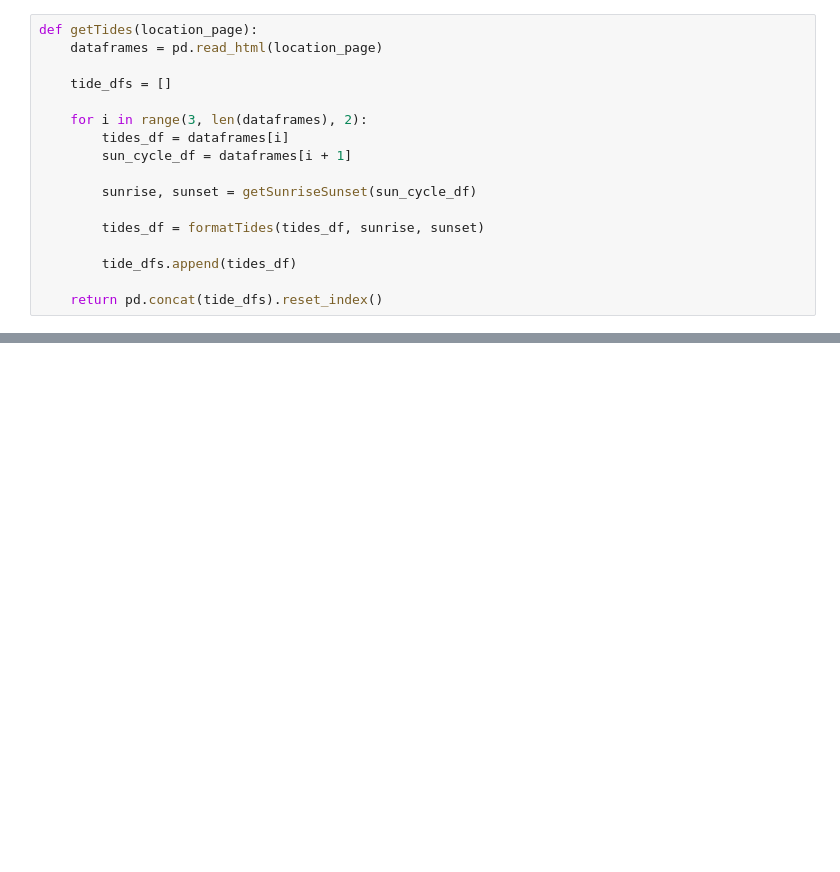
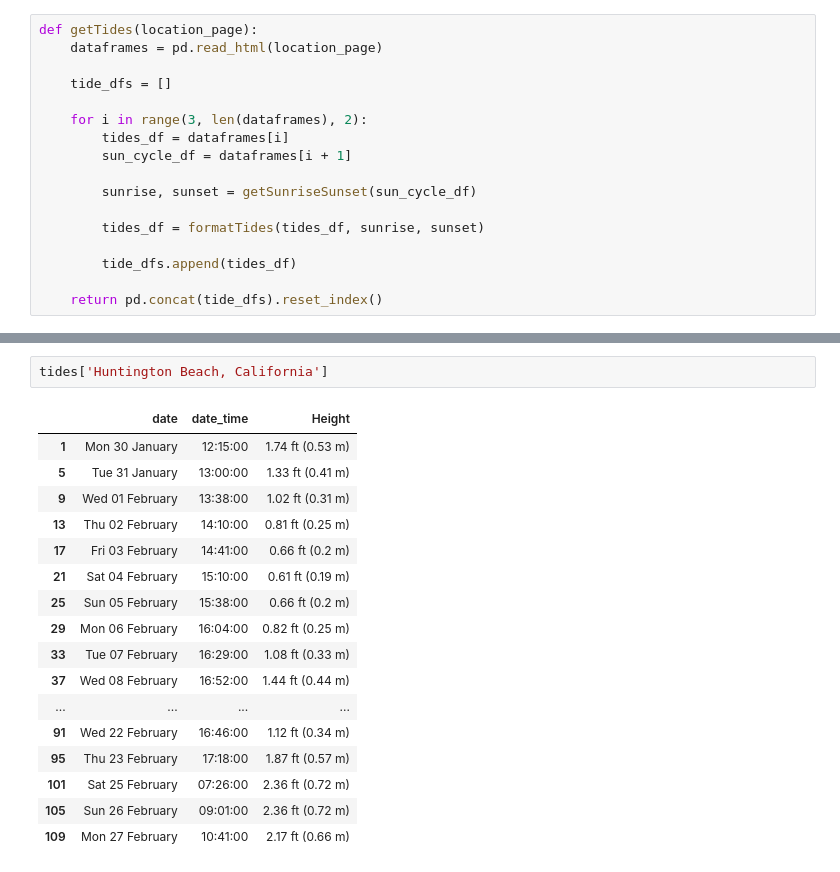
Before and after one commit to abrieff/gridium_interview, a Jupyter notebook: web_scraper_test.ipynb, the cells around one changed output, grey strips where cells are left out. Cells and saved outputs as stored; diff of their text form; blank space fills up the shorter version.

```diff
--- a/web_scraper_test.ipynb
+++ b/web_scraper_test.ipynb
@@ -139,0 +168,20 @@ tides
+# %%
+tides['Huntington Beach, California']
+# %% [output]
+|  | date | date_time | Height |
+| 1 | Mon 30 January | 12:15:00 | 1.74 ft (0.53 m) |
+| 5 | Tue 31 January | 13:00:00 | 1.33 ft (0.41 m) |
+| 9 | Wed 01 February | 13:38:00 | 1.02 ft (0.31 m) |
+| 13 | Thu 02 February | 14:10:00 | 0.81 ft (0.25 m) |
+| 17 | Fri 03 February | 14:41:00 | 0.66 ft (0.2 m) |
+| 21 | Sat 04 February | 15:10:00 | 0.61 ft (0.19 m) |
+| 25 | Sun 05 February | 15:38:00 | 0.66 ft (0.2 m) |
+| 29 | Mon 06 February | 16:04:00 | 0.82 ft (0.25 m) |
+| 33 | Tue 07 February | 16:29:00 | 1.08 ft (0.33 m) |
+| 37 | Wed 08 February | 16:52:00 | 1.44 ft (0.44 m) |
+| ... | ... | ... | ... |
+| 91 | Wed 22 February | 16:46:00 | 1.12 ft (0.34 m) |
+| 95 | Thu 23 February | 17:18:00 | 1.87 ft (0.57 m) |
+| 101 | Sat 25 February | 07:26:00 | 2.36 ft (0.72 m) |
+| 105 | Sun 26 February | 09:01:00 | 2.36 ft (0.72 m) |
+| 109 | Mon 27 February | 10:41:00 | 2.17 ft (0.66 m) |
```
Also changed, not shown: parts of 20 cells of this notebook, 2 other files.
